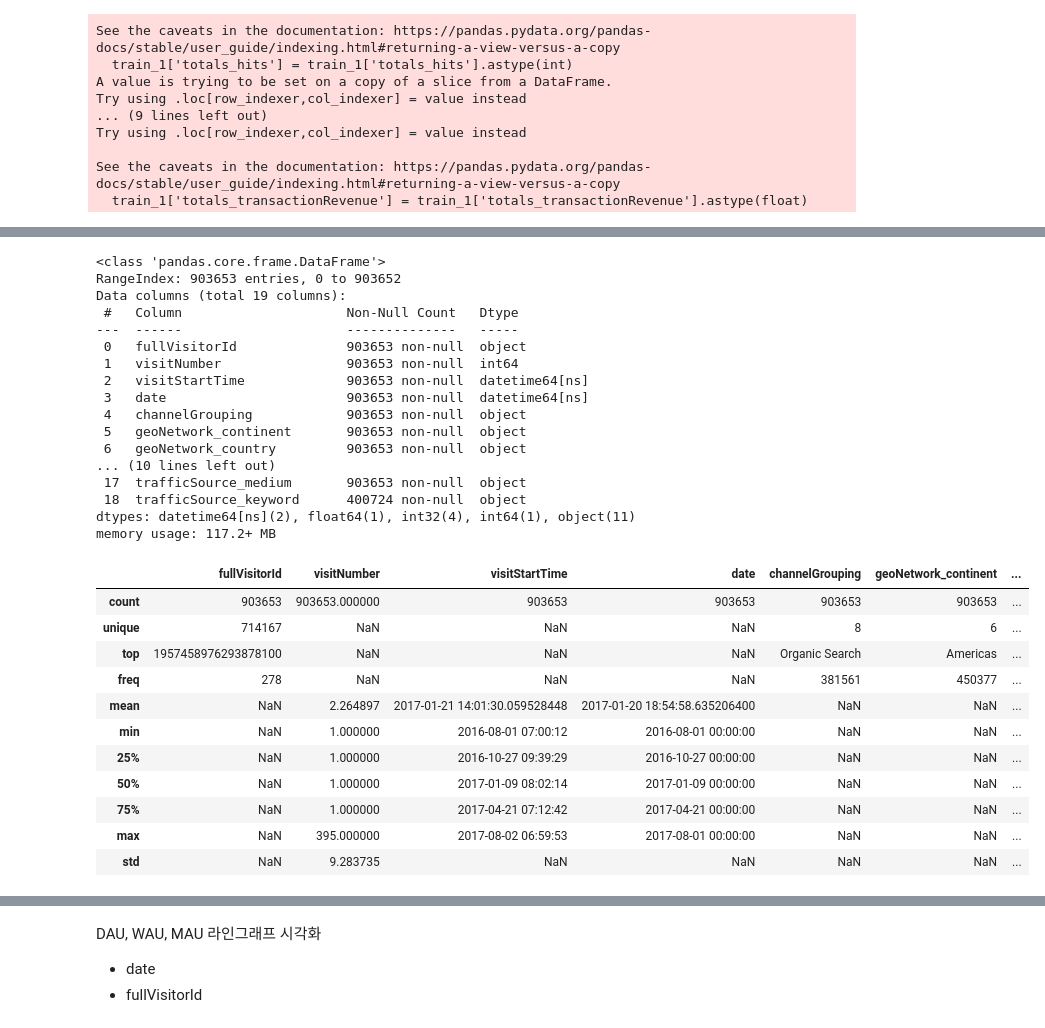
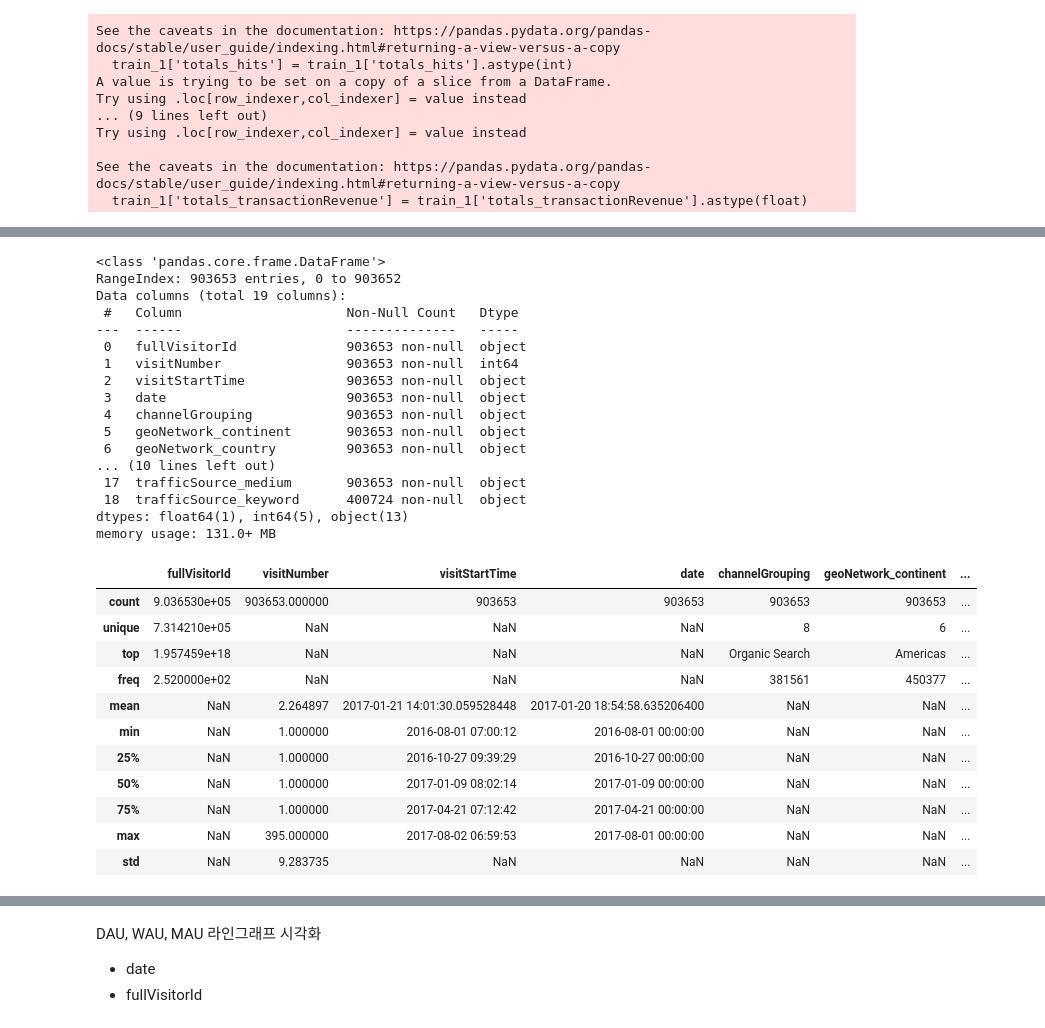
Before and after one commit to DIB-PP/-, a Jupyter notebook: data_Check.ipynb, the cells around one changed output, grey strips where cells are left out. Cells and saved outputs as stored; diff of their text form; code cells hidden in the pictures.

```diff
--- a/data_Check.ipynb
+++ b/data_Check.ipynb
@@ -357,0 +353,2 @@ train_1.head(3)
+# %%
+train_df = pd.read_csv('C:/Users/USER/OneDrive/문서/GitHub/domiindeul/ga4_train.csv')
@@ -358,5 +364,5 @@ train_1.head(3)
 # %%
-train_1.info()
+train_df.info()
 # %% [output]
 <class 'pandas.core.frame.DataFrame'>
 RangeIndex: 903653 entries, 0 to 903652
@@ -365,24 +371,27 @@ Data columns (total 19 columns):
 ---  ------                     --------------   -----
  0   fullVisitorId              903653 non-null  object
  1   visitNumber                903653 non-null  int64
- 2   visitStartTime             903653 non-null  datetime64[ns]
- 3   date                       903653 non-null  datetime64[ns]
+ 2   visitStartTime             903653 non-null  object
+ 3   date                       903653 non-null  object
  4   channelGrouping            903653 non-null  object
  5   geoNetwork_continent       903653 non-null  object
  6   geoNetwork_country         903653 non-null  object
 ... (10 lines left out)
  17  trafficSource_medium       903653 non-null  object
  18  trafficSource_keyword      400724 non-null  object
-dtypes: datetime64[ns](2), float64(1), int32(4), int64(1), object(11)
-memory usage: 117.2+ MB
+dtypes: float64(1), int64(5), object(13)
+memory usage: 131.0+ MB
+# %%
+train_df['visitStartTime'] = pd.to_datetime(train_df['visitStartTime'])
+train_df['date'] = pd.to_datetime(train_df['date'])
 # %%
-train_1.describe(include='all')
+train_df.describe(include='all')
 # %% [output]
 |  | fullVisitorId | visitNumber | visitStartTime | date | channelGrouping | geoNetwork_continent | ... |
-| count | 903653 | 903653.000000 | 903653 | 903653 | 903653 | 903653 | ... |
-| unique | 714167 | NaN | NaN | NaN | 8 | 6 | ... |
-| top | 1957458976293878100 | NaN | NaN | NaN | Organic Search | Americas | ... |
-| freq | 278 | NaN | NaN | NaN | 381561 | 450377 | ... |
+| count | 9.036530e+05 | 903653.000000 | 903653 | 903653 | 903653 | 903653 | ... |
+| unique | 7.314210e+05 | NaN | NaN | NaN | 8 | 6 | ... |
+| top | 1.957459e+18 | NaN | NaN | NaN | Organic Search | Americas | ... |
+| freq | 2.520000e+02 | NaN | NaN | NaN | 381561 | 450377 | ... |
 | mean | NaN | 2.264897 | 2017-01-21 14:01:30.059528448 | 2017-01-20 18:54:58.635206400 | NaN | NaN | ... |
 | min | NaN | 1.000000 | 2016-08-01 07:00:12 | 2016-08-01 00:00:00 | NaN | NaN | ... |
 | 25% | NaN | 1.000000 | 2016-10-27 09:39:29 | 2016-10-27 00:00:00 | NaN | NaN | ... |
```
Also changed, not shown: parts of 23 cells of this notebook.
